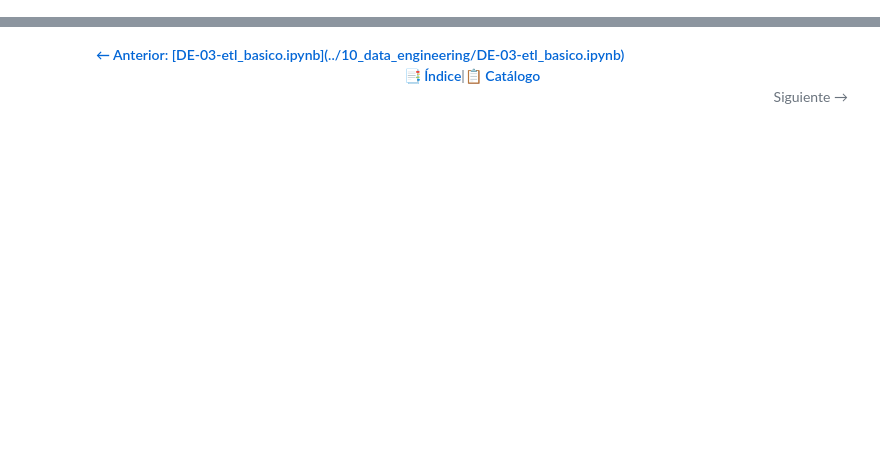
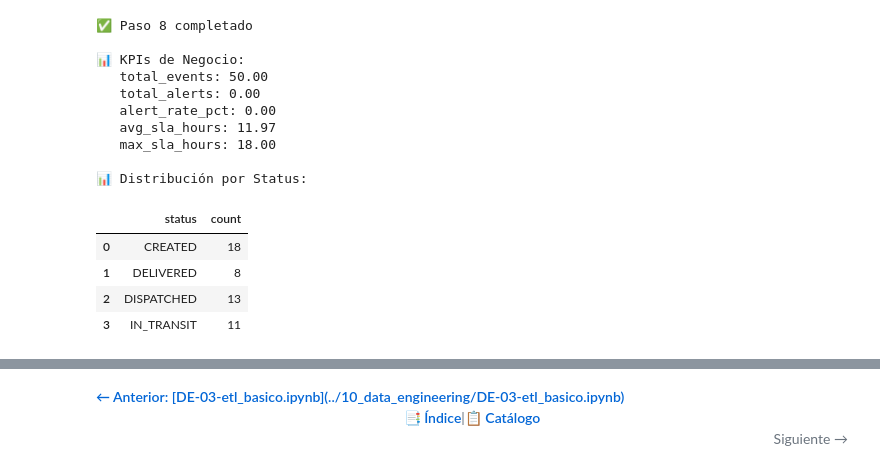
Before and after one commit to lraigosov/supply-chain-data-notebooks, a Jupyter notebook: notebooks/10_data_engineering/DE-04-kafka_streaming.ipynb, the cells around one changed output, grey strips where cells are left out. Saved outputs shown, nothing was run; the diff lists cells and outputs as text; code cells hidden in the pictures; blank space fills up the shorter version.

```diff
--- a/notebooks/10_data_engineering/DE-04-kafka_streaming.ipynb
+++ b/notebooks/10_data_engineering/DE-04-kafka_streaming.ipynb
@@ -2566,0 +555,42 @@ Has completado exitosamente un sistema de **streaming en tiempo real** para supp
+# %%
+# Calcular KPIs
+status_dist = df_batch.groupby('status').size().reset_index(name='count')
+
+# Calcular SLA por orden (tiempo desde CREATED a DELIVERED)
+sla_by_order = df_events.groupby('order_id').agg({
+    'timestamp': ['min', 'max']
+}).reset_index()
+sla_by_order.columns = ['order_id', 'first_event', 'last_event']
+sla_by_order['sla_hours'] = (sla_by_order['last_event'] - sla_by_order['first_event']).dt.total_seconds() / 3600
+
+kpis = {
+    'total_events': len(batch),
+    'total_alerts': len(alerts),
+    'alert_rate_pct': (len(alerts) / len(batch) * 100) if len(batch) > 0 else 0,
+    'avg_sla_hours': sla_by_order['sla_hours'].mean(),
+    'max_sla_hours': sla_by_order['sla_hours'].max()
+}
+
+print("✅ Paso 8 completado")
+print(f"\n📊 KPIs de Negocio:")
+for k, v in kpis.items():
+    print(f"   {k}: {v:.2f}")
+
+print(f"\n📊 Distribución por Status:")
+display(status_dist)
+# %% [output]
+✅ Paso 8 completado
+
+📊 KPIs de Negocio:
+   total_events: 50.00
+   total_alerts: 0.00
+   alert_rate_pct: 0.00
+   avg_sla_hours: 11.97
+   max_sla_hours: 18.00
+
+📊 Distribución por Status:
+|  | status | count |
+| 0 | CREATED | 18 |
+| 1 | DELIVERED | 8 |
+| 2 | DISPATCHED | 13 |
+| 3 | IN_TRANSIT | 11 |
```
Also changed, not shown: parts of 85 cells of this notebook.
